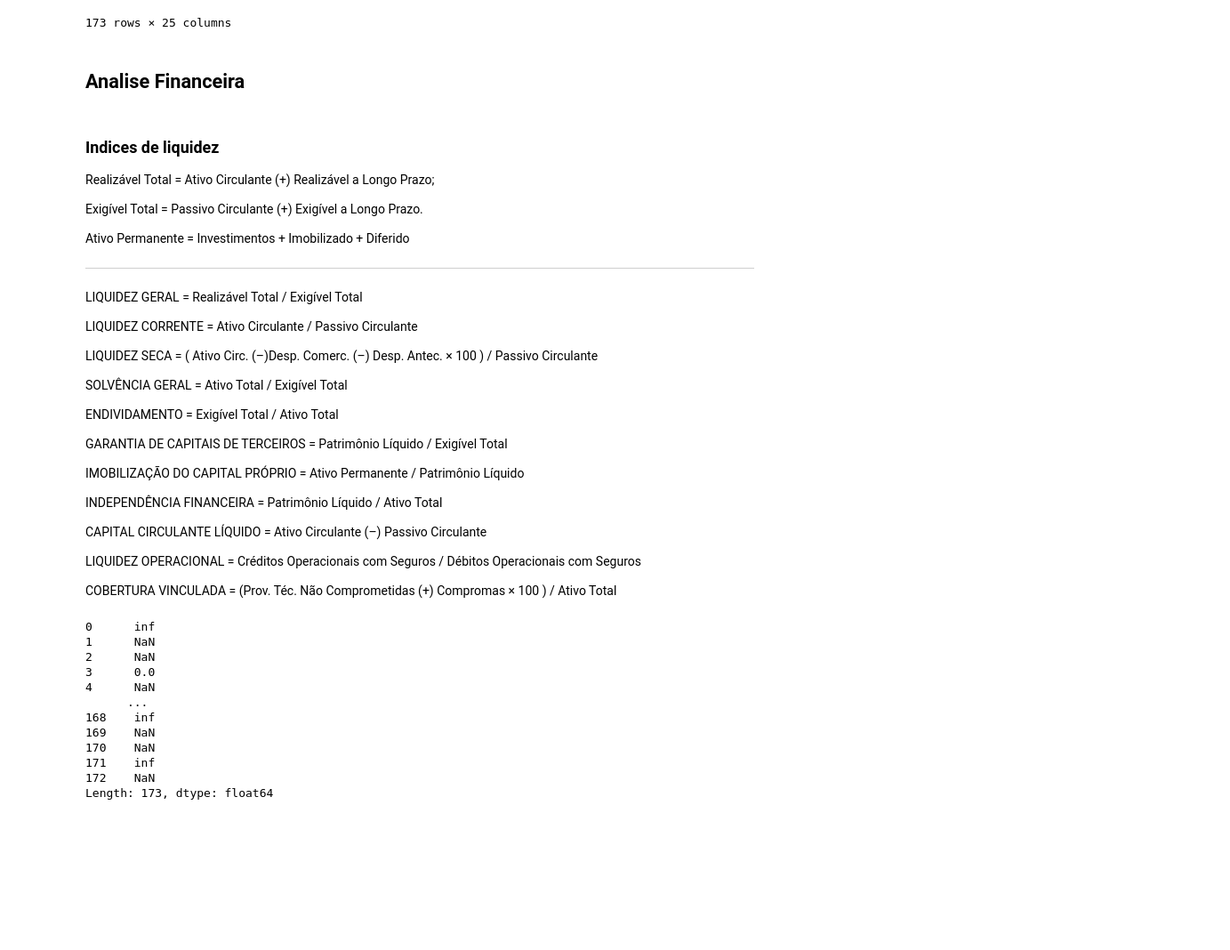
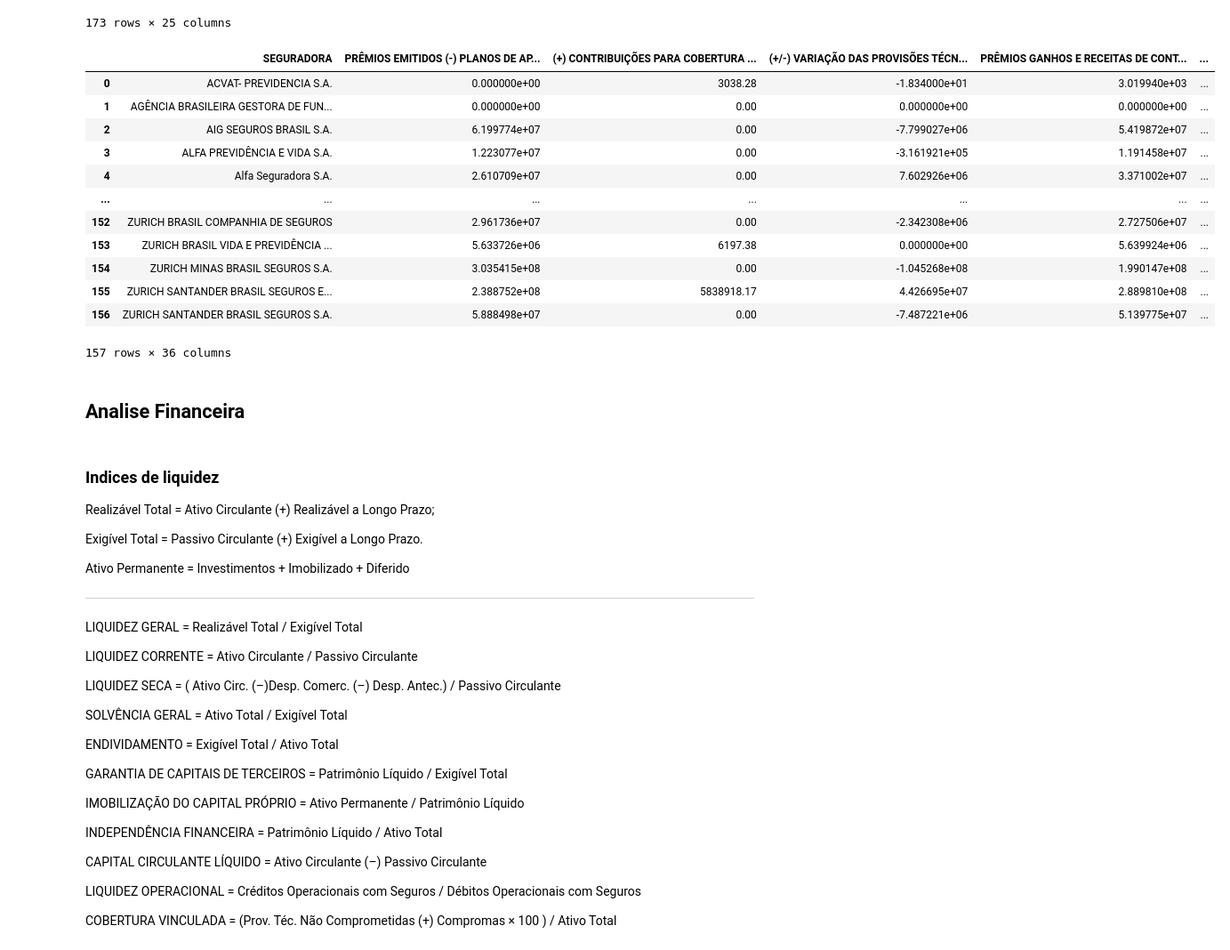
Before and after one commit to Jessicaevelin/python, a Jupyter notebook: 4_SES_indicadores_contabeis.ipynb, the cells around one changed output. Shown at 89% size. Saved outputs shown, nothing was run; the diff lists cells and outputs as text; code cells hidden in the pictures; blank space fills up the shorter version.

```diff
--- a/4_SES_indicadores_contabeis.ipynb
+++ b/4_SES_indicadores_contabeis.ipynb
@@ -397,0 +689,11 @@ nome_colunas_passivo.append('TOTAL DO PASSIVO')
+# %%
+# Juntando os nomes, contas e valores de cada seguradora em uma só lista.
+
+informacoes_organizadas_dre = []
+
+for a in range(len(nomes_seguradoras_dre)):
+    informacoes_organizadas_dre.append([nomes_seguradoras_dre[a], conta_dre0[a], conta_dre1[a], conta_dre2[a], conta_dre3[a], conta_dre4[a], conta_dre5[a], conta_dre6[a], conta_dre7[a], conta_dre8[a], conta_dre9[a], conta_dre10[a], conta_dre11[a], conta_dre12[a], conta_dre13[a], conta_dre14[a], conta_dre15[a], conta_dre16[a], conta_dre17[a], conta_dre18[a], conta_dre19[a], conta_dre20[a], conta_dre21[a], conta_dre22[a], conta_dre23[a], conta_dre24[a], conta_dre25[a], conta_dre26[a], conta_dre27[a], conta_dre28[a], conta_dre29[a], conta_dre30[a], conta_dre31[a], conta_dre32[a], conta_dre33[a], conta_dre34[a] ])
+
+
+print(informacoes_organizadas_dre)
+print(nomes_seguradoras)
@@ -398,3 +703,10 @@ nome_colunas_passivo.append('TOTAL DO PASSIVO')
+# %%
+# Criação do dataframe para facilitar a visualização e das colunas
+    # Tem que ter a mesma quantidade de colunas e contas para rodar
+
+# Adiciona o nome seguradora no indice 0 da coluna
+nome_contas_dre.insert(0,'SEGURADORA')
+nome_colunas_dre = nome_contas_dre
 # %% [markdown]
 # Exportação dos dados organizados
 # %%
@@ -419,0 +762,10 @@ print(df_seguradoras_passivo)
+# %%
+# DRE
+# Cria o data frame
+df_seguradoras_dre = pd.DataFrame(columns=nome_colunas_dre)
+
+# Armazena cada seguradora em uma linha do dataframe, um abaixo do outro
+for i in range(len(nomes_seguradoras_dre)):
+    df_seguradoras_dre.loc[len(df_seguradoras_dre)] = informacoes_organizadas_dre[i]
+
+print(df_seguradoras_dre)
@@ -435,7 +806,9 @@ df_seguradoras_passivo.to_excel(arquivo_P_xlsx)
 # renomeando
 df_ativo = df_seguradoras_ativo
 df_passivo = df_seguradoras_passivo
+df_dre = df_seguradoras_dre
 
 print(nome_contas_ativo)
 print(nome_contas_passivo)
+print(nome_contas_dre)
 # %% [output]
@@ -485,6 +847,22 @@ df_passivo
 | 171 | ZURICH SANTANDER BRASIL SEGUROS E... | 3.351768e+10 | 1.482910e+08 | 8.638297e+08 | 2639239.54 | ... |
 | 172 | ZURICH SANTANDER BRASIL SEGUROS S.A. | 5.759924e+08 | 2.405165e+08 | 3.741108e+07 | 0.00 | ... |
 173 rows × 25 columns
+# %%
+df_dre
+# %% [output]
+|  | SEGURADORA | PRÊMIOS EMITIDOS (-) PLANOS DE AP... | (+) CONTRIBUIÇÕES PARA COBERTURA ... | (+/-) VARIAÇÃO DAS PROVISÕES TÉCN... | PRÊMIOS GANHOS E RECEITAS DE CONT... | ... |
+| 0 | ACVAT- PREVIDENCIA S.A. | 0.000000e+00 | 3038.28 | -1.834000e+01 | 3.019940e+03 | ... |
+| 1 | AGÊNCIA BRASILEIRA GESTORA DE FUN... | 0.000000e+00 | 0.00 | 0.000000e+00 | 0.000000e+00 | ... |
+| 2 | AIG SEGUROS BRASIL S.A. | 6.199774e+07 | 0.00 | -7.799027e+06 | 5.419872e+07 | ... |
+| 3 | ALFA PREVIDÊNCIA E VIDA S.A. | 1.223077e+07 | 0.00 | -3.161921e+05 | 1.191458e+07 | ... |
+| 4 | Alfa Seguradora S.A. | 2.610709e+07 | 0.00 | 7.602926e+06 | 3.371002e+07 | ... |
+| ... | ... | ... | ... | ... | ... | ... |
+| 152 | ZURICH BRASIL COMPANHIA DE SEGUROS | 2.961736e+07 | 0.00 | -2.342308e+06 | 2.727506e+07 | ... |
+| 153 | ZURICH BRASIL VIDA E PREVIDÊNCIA ... | 5.633726e+06 | 6197.38 | 0.000000e+00 | 5.639924e+06 | ... |
+| 154 | ZURICH MINAS BRASIL SEGUROS S.A. | 3.035415e+08 | 0.00 | -1.045268e+08 | 1.990147e+08 | ... |
+| 155 | ZURICH SANTANDER BRASIL SEGUROS E... | 2.388752e+08 | 5838918.17 | 4.426695e+07 | 2.889810e+08 | ... |
+| 156 | ZURICH SANTANDER BRASIL SEGUROS S.A. | 5.888498e+07 | 0.00 | -7.487221e+06 | 5.139775e+07 | ... |
+157 rows × 36 columns
 # %%
 # Fonte: https://www.codingame.com/playgrounds/52723/programacao-python-parte-3---prof--marco-vaz/pacote-pandas-mais-dataframe
 # df_ativo
@@ -507,7 +885,7 @@ LIQUIDEZ GERAL = Realizável Total / Exigível Total
 LIQUIDEZ CORRENTE = Ativo Circulante /
 Passivo Circulante
 
-LIQUIDEZ SECA = ( Ativo Circ. (–)Desp. Comerc. (–) Desp. Antec. × 100 ) / Passivo Circulante
+LIQUIDEZ SECA = ( Ativo Circ. (–)Desp. Comerc. (–) Desp. Antec.) / Passivo Circulante
 
 SOLVÊNCIA GERAL = Ativo Total / Exigível Total
 
@@ -545,15 +904,0 @@ cobertura
-# %%
-liquidez_operacional
-# %% [output]
-0      inf
-1      NaN
-2      NaN
-3      0.0
-4      NaN
-      ...
-168    inf
-169    NaN
-170    NaN
-171    inf
-172    NaN
-Length: 173, dtype: float64
```
Also changed, not shown: parts of 31 cells of this notebook.
